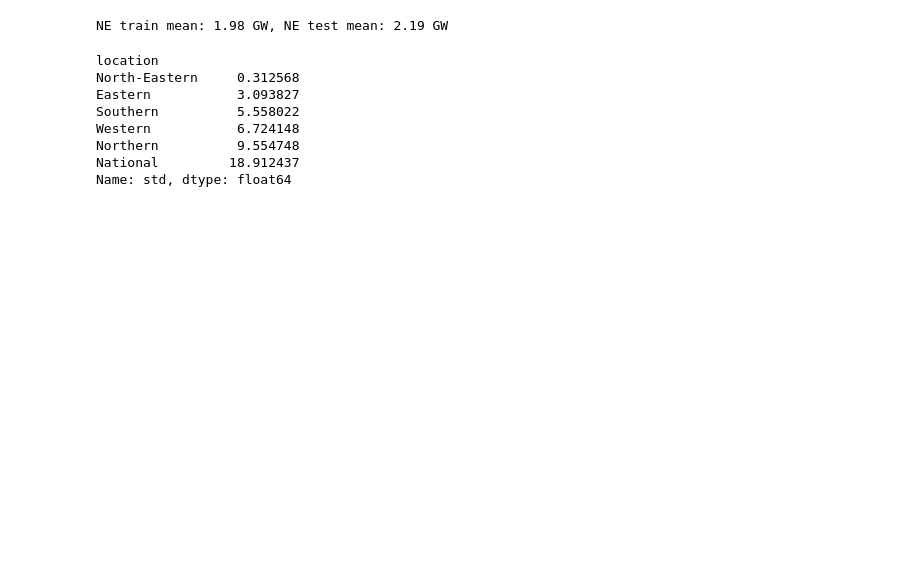
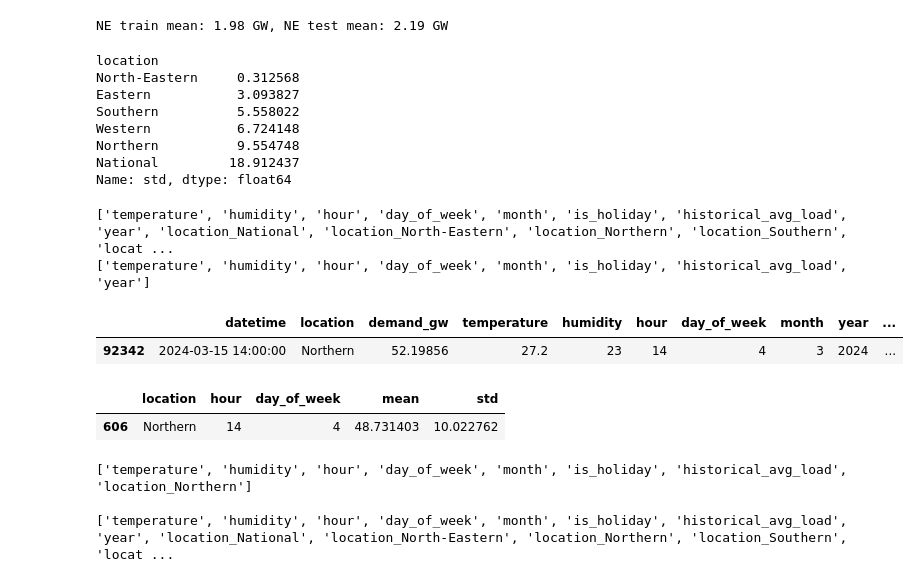
Before and after one commit to shreyaa137/GridSense, a Jupyter notebook: notebooks/04_xgboost_shap.ipynb, the cells around one changed output. Saved outputs shown, nothing was run; the diff lists cells and outputs as text; code cells hidden in the pictures; blank space fills up the shorter version.

```diff
--- a/notebooks/04_xgboost_shap.ipynb
+++ b/notebooks/04_xgboost_shap.ipynb
@@ -270,6 +272,12 @@ Western           6.724148
 Northern          9.554748
 National         18.912437
 Name: std, dtype: float64
+# %%
+print(feature_cols)
+print(non_location_features)
+# %% [output]
+['temperature', 'humidity', 'hour', 'day_of_week', 'month', 'is_holiday', 'historical_avg_load', 'year', 'location_National', 'location_North-Eastern', 'location_Northern', 'location_Southern', 'locat ...
+['temperature', 'humidity', 'hour', 'day_of_week', 'month', 'is_holiday', 'historical_avg_load', 'year']
 # %%
 import joblib
 
@@ -278,3 +286,35 @@ joblib.dump(explainer, 'models/shap_explainer.joblib')
 joblib.dump(feature_cols, 'models/feature_cols.joblib')
 joblib.dump(non_location_features, 'models/non_location_features.joblib')
 typical_stats.to_parquet('/Users/shreya/Documents/College/Sem 5/ML/Lab/GridSense/data/processed/typical_stats.parquet', index=False)
+# %%
+import pandas as pd
+merged = pd.read_parquet('../data/processed/merged.parquet')  # adjust path if needed based on notebook location
+merged[(merged['location'] == 'Northern') & (merged['datetime'] == '2024-03-15 14:00:00')]
+# %% [output]
+|  | datetime | location | demand_gw | temperature | humidity | hour | day_of_week | month | year | ... |
+| 92342 | 2024-03-15 14:00:00 | Northern | 52.19856 | 27.2 | 23 | 14 | 4 | 3 | 2024 | ... |
+# %%
+typical_stats = pd.read_parquet('../data/processed/typical_stats.parquet')
+typical_stats[(typical_stats['location'] == 'Northern') & (typical_stats['hour'] == 14) & (typical_stats['day_of_week'] == 4)]
+# %% [output]
+|  | location | hour | day_of_week | mean | std |
+| 606 | Northern | 14 | 4 | 48.731403 | 10.022762 |
+# %%
+row = pd.DataFrame([{
+    "temperature": 27.2,
+    "humidity": 23,
+    "hour": 14,
+    "day_of_week": 4,
+    "month": 3,
+    "is_holiday": 0,
+    "historical_avg_load": 48.731403,
+    "location": "Northern",
+}])
+row_encoded = pd.get_dummies(row)
+print(row_encoded.columns.tolist())
+print()
+print(feature_cols)  # your saved feature_cols.joblib
+# %% [output]
+['temperature', 'humidity', 'hour', 'day_of_week', 'month', 'is_holiday', 'historical_avg_load', 'location_Northern']
+
+['temperature', 'humidity', 'hour', 'day_of_week', 'month', 'is_holiday', 'historical_avg_load', 'year', 'location_National', 'location_North-Eastern', 'location_Northern', 'location_Southern', 'locat ...
```
Also changed, not shown: parts of 12 cells of this notebook, 10 other files.
